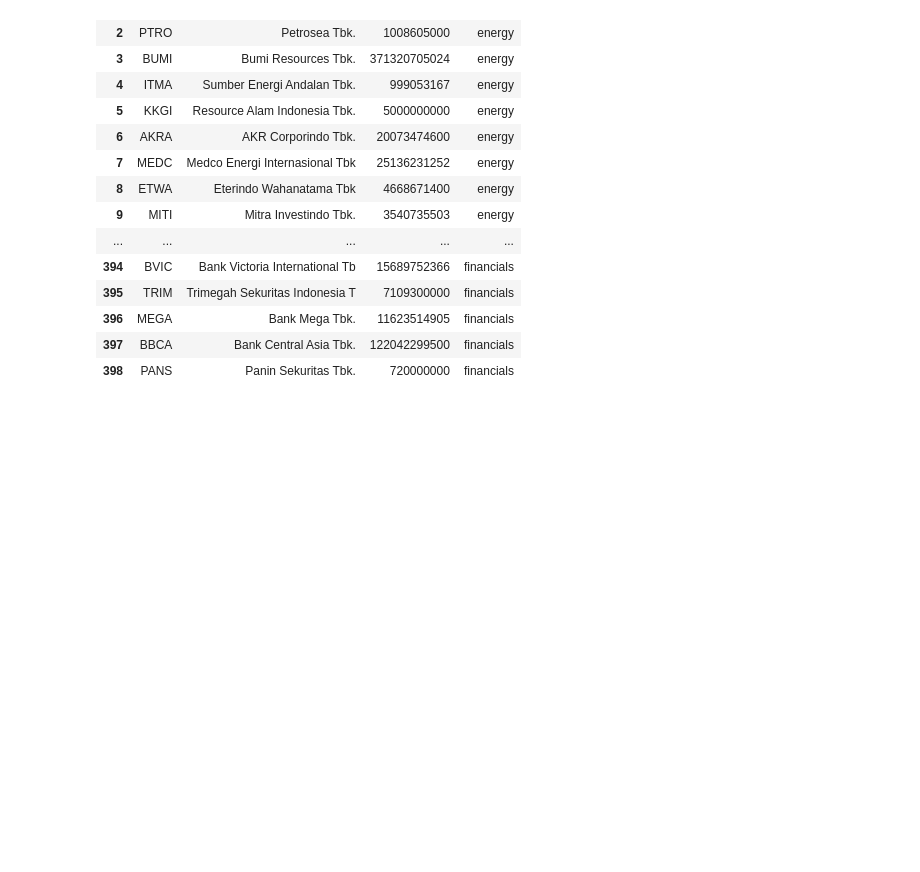
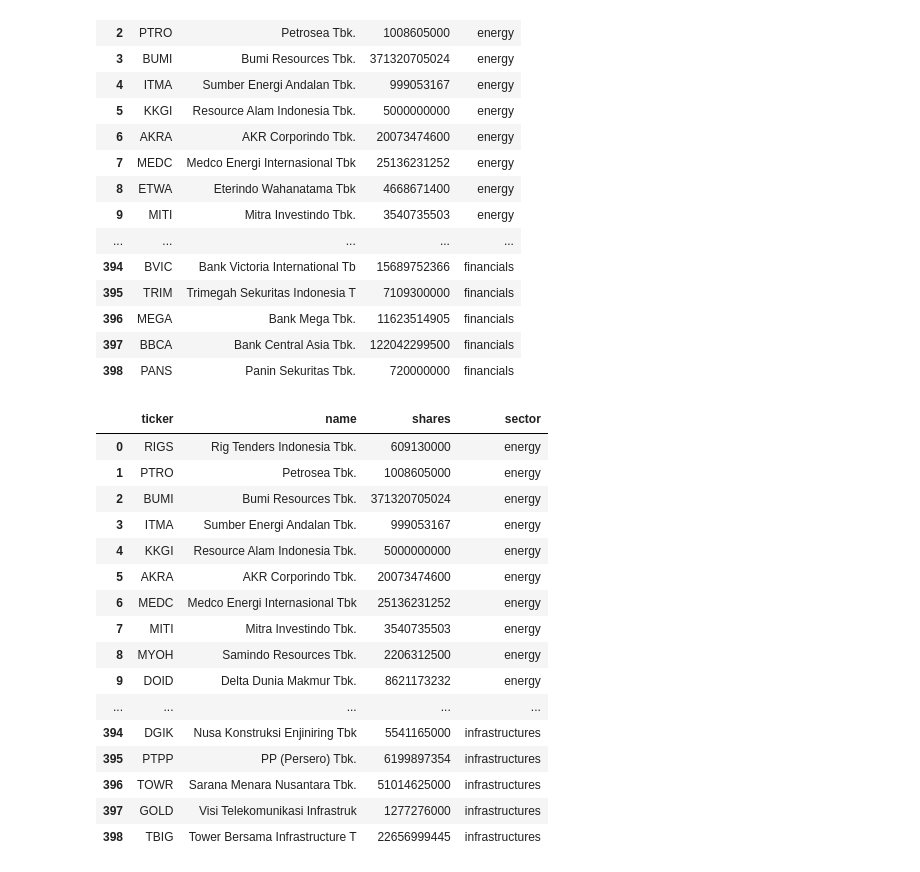
Before and after one commit to adityamahesa/id-nickel-regulation-event-stock-analysis, a Jupyter notebook: step_1a_gather_tickers.ipynb, the cells around one changed output. Drawn from its saved outputs; the diff is of its cells as text; code cells hidden in the pictures; blank space fills up the shorter version.

```diff
--- a/step_1a_gather_tickers.ipynb
+++ b/step_1a_gather_tickers.ipynb
@@ -71,3 +71,32 @@ tickers
 | 396 | MEGA | Bank Mega Tbk. | 11623514905 | financials |
 | 397 | BBCA | Bank Central Asia Tbk. | 122042299500 | financials |
 | 398 | PANS | Panin Sekuritas Tbk. | 720000000 | financials |
+# %%
+__watchlist_path = 'watchlist'
+__watchlist_filename = 'watchlist.xlsx'
+__watchilist_filepath = path.join(__watchlist_path, __watchlist_filename)
+
+watchlist_df = pd.read_excel(io=__watchilist_filepath, sheet_name=0)
+
+tickers = tickers.copy()[~tickers[__ticker_column_name].isin(watchlist_df[__ticker_column_name])]
+tickers = tickers.copy().reset_index(drop=True)
+
+tickers
+# %% [output]
+|  | ticker | name | shares | sector |
+| 0 | RIGS | Rig Tenders Indonesia Tbk. | 609130000 | energy |
+| 1 | PTRO | Petrosea Tbk. | 1008605000 | energy |
+| 2 | BUMI | Bumi Resources Tbk. | 371320705024 | energy |
+| 3 | ITMA | Sumber Energi Andalan Tbk. | 999053167 | energy |
+| 4 | KKGI | Resource Alam Indonesia Tbk. | 5000000000 | energy |
+| 5 | AKRA | AKR Corporindo Tbk. | 20073474600 | energy |
+| 6 | MEDC | Medco Energi Internasional Tbk | 25136231252 | energy |
+| 7 | MITI | Mitra Investindo Tbk. | 3540735503 | energy |
+| 8 | MYOH | Samindo Resources Tbk. | 2206312500 | energy |
+| 9 | DOID | Delta Dunia Makmur Tbk. | 8621173232 | energy |
+| ... | ... | ... | ... | ... |
+| 394 | DGIK | Nusa Konstruksi Enjiniring Tbk | 5541165000 | infrastructures |
+| 395 | PTPP | PP (Persero) Tbk. | 6199897354 | infrastructures |
+| 396 | TOWR | Sarana Menara Nusantara Tbk. | 51014625000 | infrastructures |
+| 397 | GOLD | Visi Telekomunikasi Infrastruk | 1277276000 | infrastructures |
+| 398 | TBIG | Tower Bersama Infrastructure T | 22656999445 | infrastructures |
```
Also changed, not shown: parts of 1 cell of this notebook, 15 other files.
